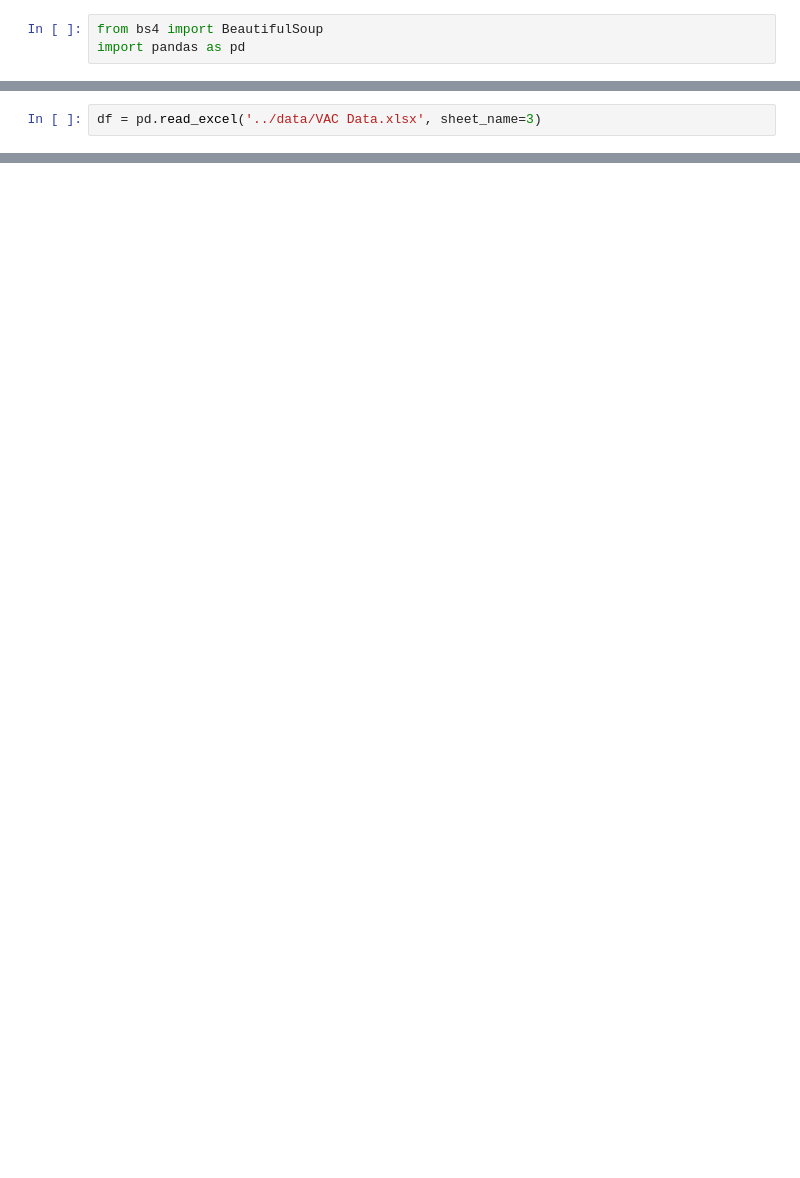
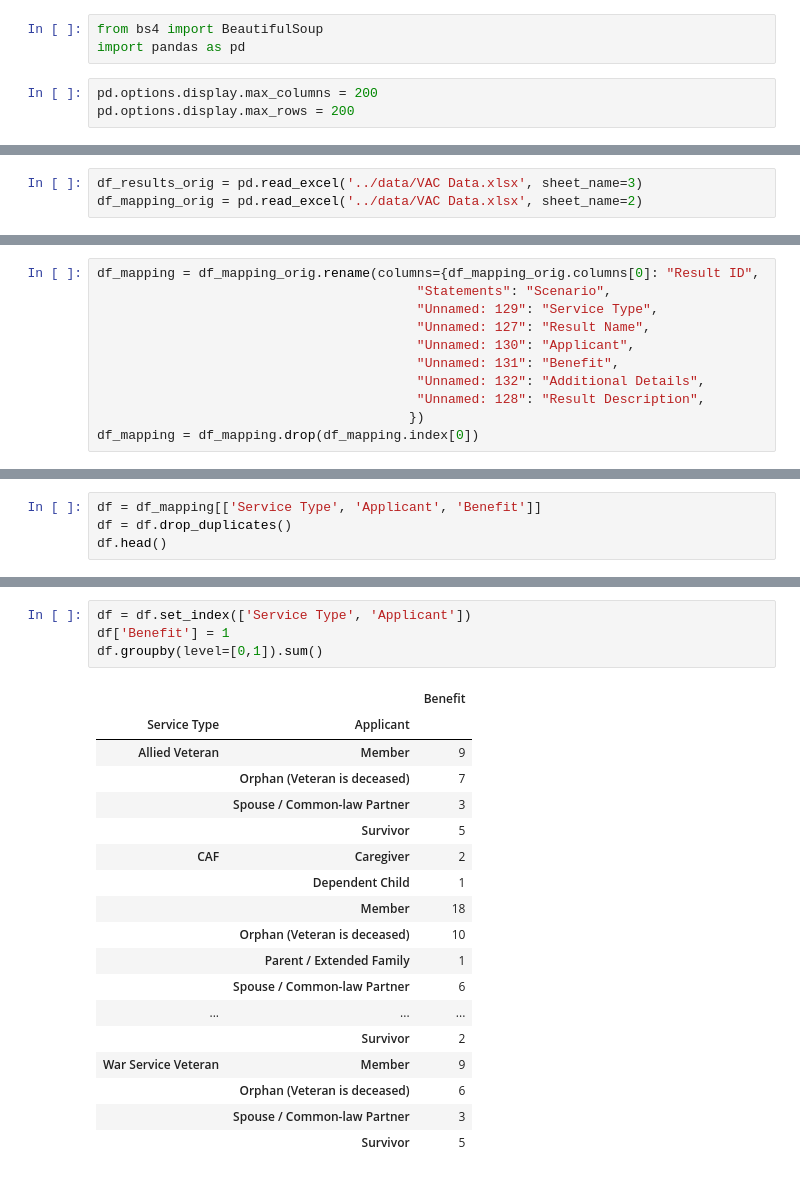
Before and after one commit to cds-snc/vac-data, a Jupyter notebook: notebooks/Transform VAC Data.ipynb, the cells around one changed output, grey strips where cells are left out. Cells and saved outputs as stored; diff of their text form; blank space fills up the shorter version.

```diff
--- a/notebooks/Transform VAC Data.ipynb
+++ b/notebooks/Transform VAC Data.ipynb
@@ -1,3 +1,6 @@
 # %%
 from bs4 import BeautifulSoup
 import pandas as pd
+# %%
+pd.options.display.max_columns = 200
+pd.options.display.max_rows = 200
@@ -4,2 +9,3 @@ import pandas as pd
 # %%
-df = pd.read_excel('../data/VAC Data.xlsx', sheet_name=3)
+df_results_orig = pd.read_excel('../data/VAC Data.xlsx', sheet_name=3)
+df_mapping_orig = pd.read_excel('../data/VAC Data.xlsx', sheet_name=2)
@@ -5,0 +21,11 @@ df = pd.read_excel('../data/VAC Data.xlsx', sheet_name=3)
+# %%
+df_mapping = df_mapping_orig.rename(columns={df_mapping_orig.columns[0]: "Result ID",
+                                         "Statements": "Scenario",
+                                         "Unnamed: 129": "Service Type",
+                                         "Unnamed: 127": "Result Name",
+                                         "Unnamed: 130": "Applicant",
+                                         "Unnamed: 131": "Benefit",
+                                         "Unnamed: 132": "Additional Details",
+                                         "Unnamed: 128": "Result Description",
+                                        })
+df_mapping = df_mapping.drop(df_mapping.index[0])
@@ -5,0 +66,4 @@ df = pd.read_excel('../data/VAC Data.xlsx', sheet_name=3)
+# %%
+df = df_mapping[['Service Type', 'Applicant', 'Benefit']]
+df = df.drop_duplicates()
+df.head()
@@ -5,0 +77,23 @@ df = pd.read_excel('../data/VAC Data.xlsx', sheet_name=3)
+# %%
+df = df.set_index(['Service Type', 'Applicant'])
+df['Benefit'] = 1
+df.groupby(level=[0,1]).sum()
+# %% [output]
+|  |  | Benefit |
+| Service Type | Applicant |  |
+| Allied Veteran | Member | 9 |
+|  | Orphan (Veteran is deceased) | 7 |
+|  | Spouse / Common-law Partner | 3 |
+|  | Survivor | 5 |
+| CAF | Caregiver | 2 |
+|  | Dependent Child | 1 |
+|  | Member | 18 |
+|  | Orphan (Veteran is deceased) | 10 |
+|  | Parent / Extended Family | 1 |
+|  | Spouse / Common-law Partner | 6 |
+| ... | ... | ... |
+|  | Survivor | 2 |
+| War Service Veteran | Member | 9 |
+|  | Orphan (Veteran is deceased) | 6 |
+|  | Spouse / Common-law Partner | 3 |
+|  | Survivor | 5 |
```
Also changed, not shown: parts of 25 cells of this notebook.
